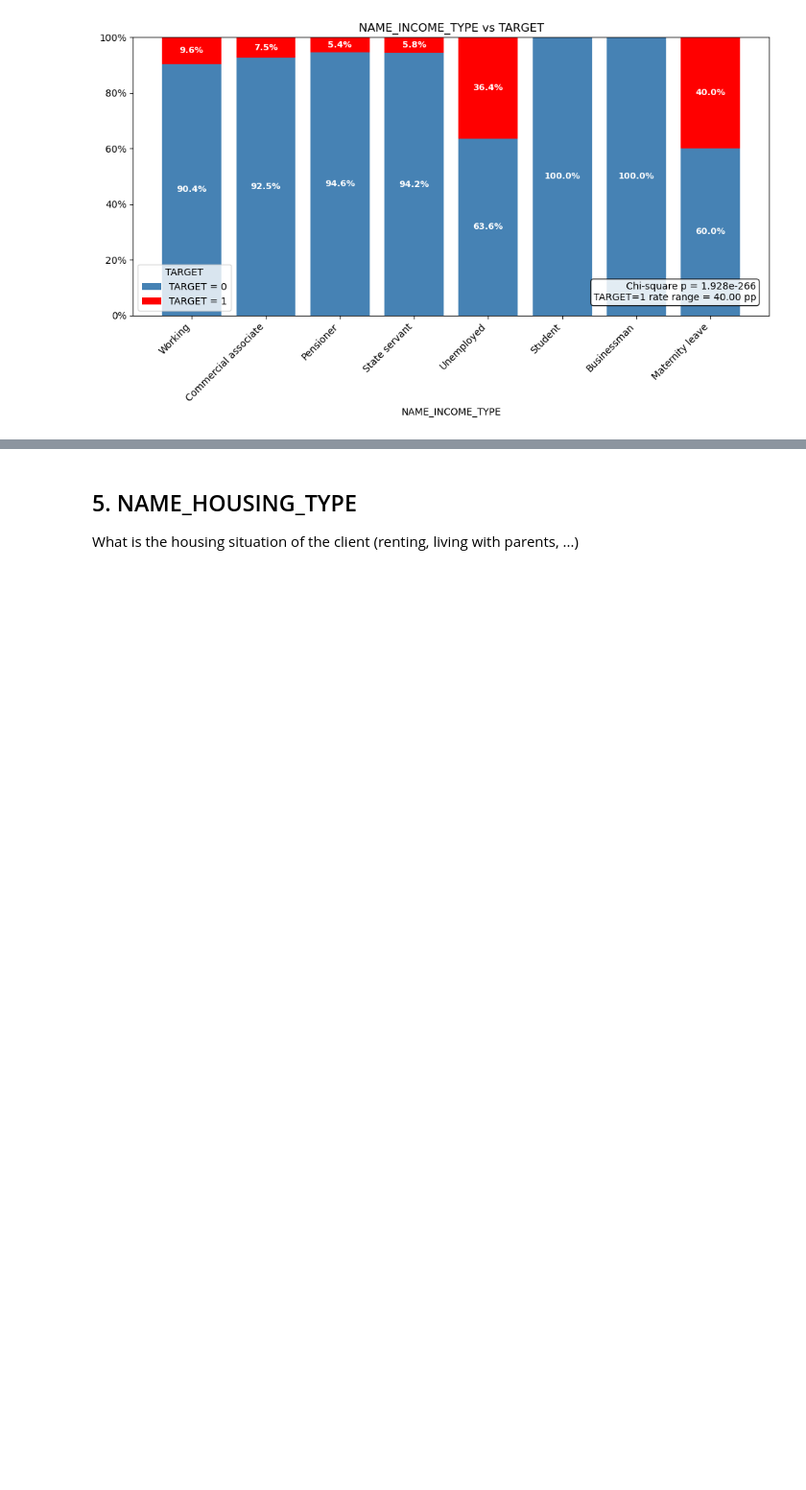
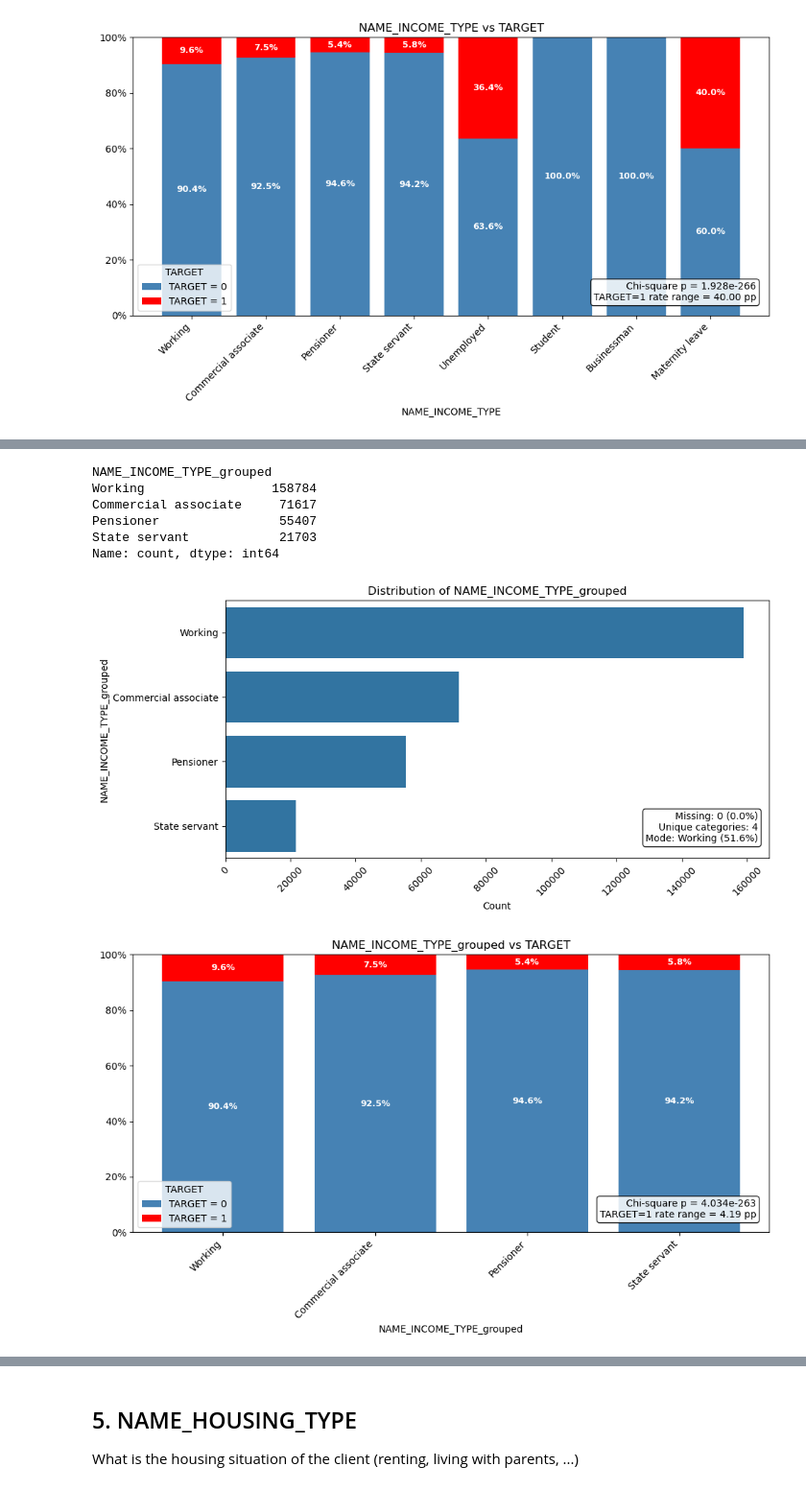
Before and after one commit to alek-ds/home-credit-default-risk-ak, a Jupyter notebook: notebooks/app_univariate_bivariate_financial_material.ipynb, the cells around one changed output, grey strips where cells are left out. Shown at 96% size. Saved outputs shown, nothing was run; the diff lists cells and outputs as text; code cells hidden in the pictures; blank space fills up the shorter version.

```diff
--- a/notebooks/app_univariate_bivariate_financial_material.ipynb
+++ b/notebooks/app_univariate_bivariate_financial_material.ipynb
@@ -218,0 +255,25 @@ plot_categorical_vs_binary(df=app_df, cat_var='NAME_INCOME_TYPE', target_var='TA
+# %%
+app_df['NAME_INCOME_TYPE_grouped'] = np.where(
+    app_df['NAME_INCOME_TYPE'].isin(values=['Pensioner', 'Unemployed', 'Student', 'Maternity leave']),
+    'Pensioner',
+    np.where(
+        app_df['NAME_INCOME_TYPE'].isin(['Working', 'Businessman']),
+        'Working',
+        app_df['NAME_INCOME_TYPE']
+    )
+)
+
+app_df['NAME_INCOME_TYPE_grouped'].value_counts()
+# %% [output]
+NAME_INCOME_TYPE_grouped
+Working                 158784
+Commercial associate     71617
+Pensioner                55407
+State servant            21703
+Name: count, dtype: int64
+# %%
+plot_categorical_distribution(df=app_df, cat_var='NAME_INCOME_TYPE_grouped')
+plot_categorical_vs_binary(df=app_df, cat_var='NAME_INCOME_TYPE_grouped', target_var='TARGET')
+# %% [output]
+[figure, added]
+[figure, added]
```
Also changed, not shown: parts of 16 cells of this notebook.
